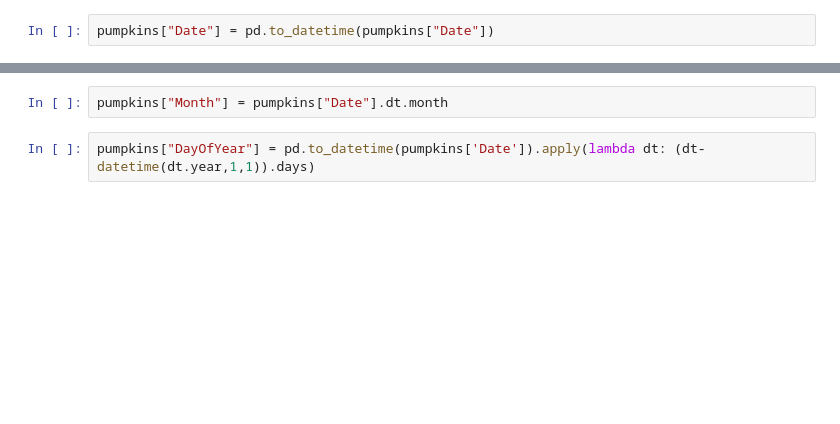
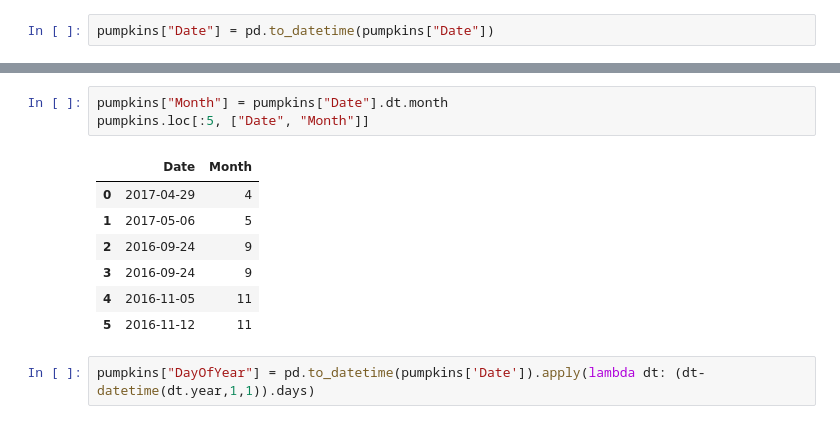
Before and after one commit to icta-tecaji/python-machine-learning-public, a Jupyter notebook: 02_Nadzorovano_ucenje/07_Example_North_American_pumpkin_prices_CLEAN.ipynb, the cells around one changed output, grey strips where cells are left out. Saved outputs shown, nothing was run; the diff lists cells and outputs as text; blank space fills up the shorter version.

Commit message:
Polynomial RG, Linear Models for Class, NA Pumpkin Price Example

```diff
--- a/02_Nadzorovano_ucenje/07_Example_North_American_pumpkin_prices_CLEAN.ipynb
+++ b/02_Nadzorovano_ucenje/07_Example_North_American_pumpkin_prices_CLEAN.ipynb
@@ -18,4 +64,13 @@ pumpkins["Date"] = pd.to_datetime(pumpkins["Date"])
 # %%
 pumpkins["Month"] = pumpkins["Date"].dt.month
+pumpkins.loc[:5, ["Date", "Month"]]
+# %% [output]
+|  | Date | Month |
+| 0 | 2017-04-29 | 4 |
+| 1 | 2017-05-06 | 5 |
+| 2 | 2016-09-24 | 9 |
+| 3 | 2016-09-24 | 9 |
+| 4 | 2016-11-05 | 11 |
+| 5 | 2016-11-12 | 11 |
 # %%
 pumpkins["DayOfYear"] = pd.to_datetime(pumpkins['Date']).apply(lambda dt: (dt-datetime(dt.year,1,1)).days)
```
Also changed, not shown: parts of 34 cells of this notebook, 1 other file.
